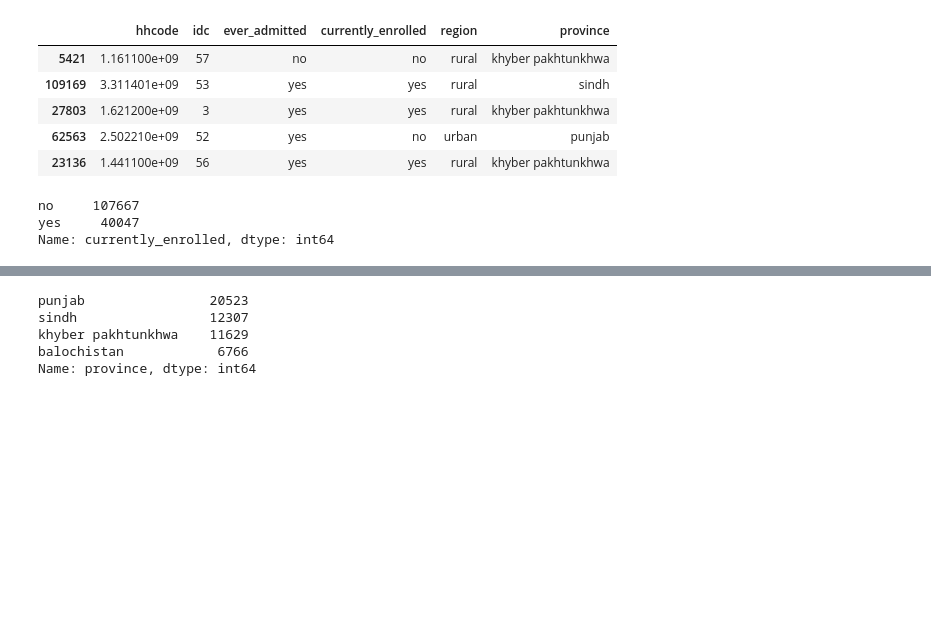
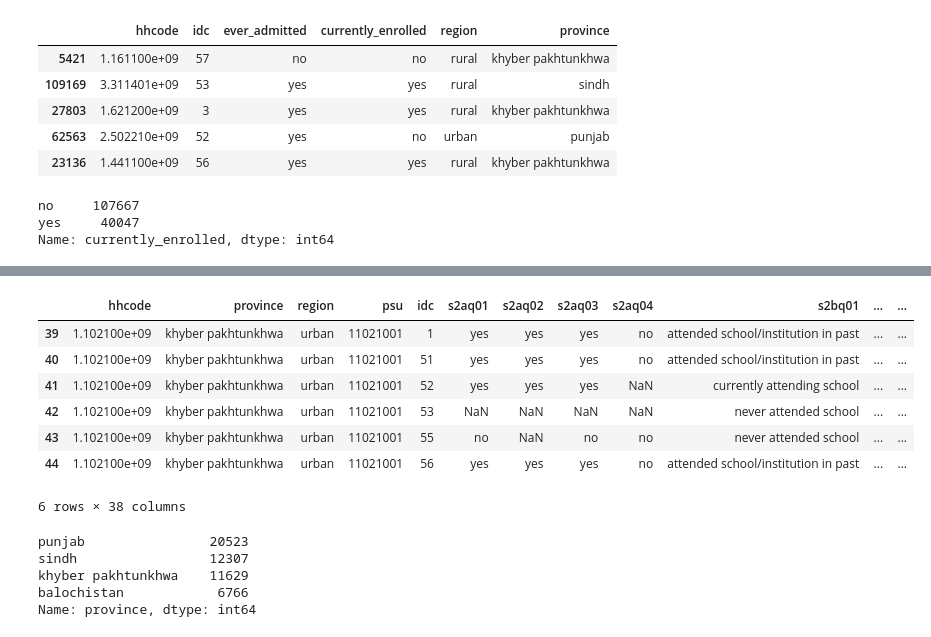
Before and after one commit to preetkhowaja/taliban_impact_pakistan, a Jupyter notebook: 10_data_cleaning/PSLM-1819.ipynb, the cells around one changed output, grey strips where cells are left out. Saved outputs shown, nothing was run; the diff lists cells and outputs as text; code cells hidden in the pictures; blank space fills up the shorter version.

Commit message:
verifying data

```diff
--- a/10_data_cleaning/PSLM-1819.ipynb
+++ b/10_data_cleaning/PSLM-1819.ipynb
@@ -104,3 +123,14 @@ Name: currently_enrolled, dtype: int64
+# %%
+data_1819.loc[data_1819.hhcode == 1102100107]
+# %% [output]
+|  | hhcode | province | region | psu | idc | s2aq01 | s2aq02 | s2aq03 | s2aq04 | s2bq01 | ... | ... |
+| 39 | 1.102100e+09 | khyber pakhtunkhwa | urban | 11021001 | 1 | yes | yes | yes | no | attended school/institution in past | ... | ... |
+| 40 | 1.102100e+09 | khyber pakhtunkhwa | urban | 11021001 | 51 | yes | yes | yes | no | attended school/institution in past | ... | ... |
+| 41 | 1.102100e+09 | khyber pakhtunkhwa | urban | 11021001 | 52 | yes | yes | yes | NaN | currently attending school | ... | ... |
+| 42 | 1.102100e+09 | khyber pakhtunkhwa | urban | 11021001 | 53 | NaN | NaN | NaN | NaN | never attended school | ... | ... |
+| 43 | 1.102100e+09 | khyber pakhtunkhwa | urban | 11021001 | 55 | no | NaN | no | no | never attended school | ... | ... |
+| 44 | 1.102100e+09 | khyber pakhtunkhwa | urban | 11021001 | 56 | yes | yes | yes | no | attended school/institution in past | ... | ... |
+6 rows × 38 columns
 # %%
 # Select people in school enrollment age (I would say 4-10 years old)
 years18_19 = years18_19.loc[(years18_19["age"] >= 4)&(years18_19["age"] <= 15)]
```
Also changed, not shown: parts of 2 cells of this notebook, 3 other files.
